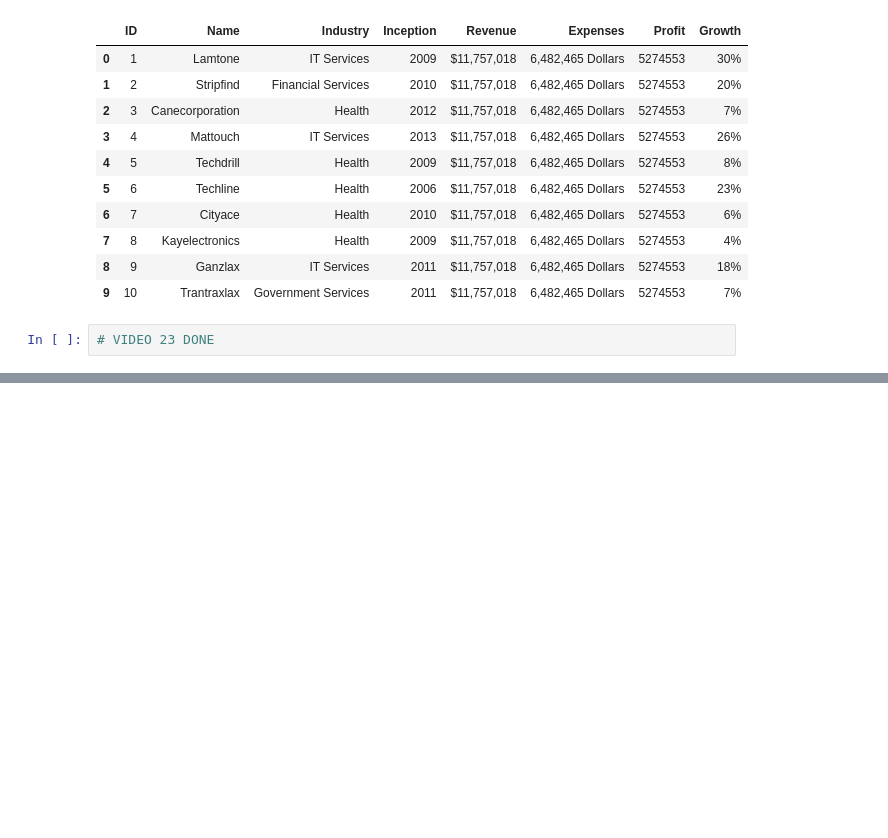
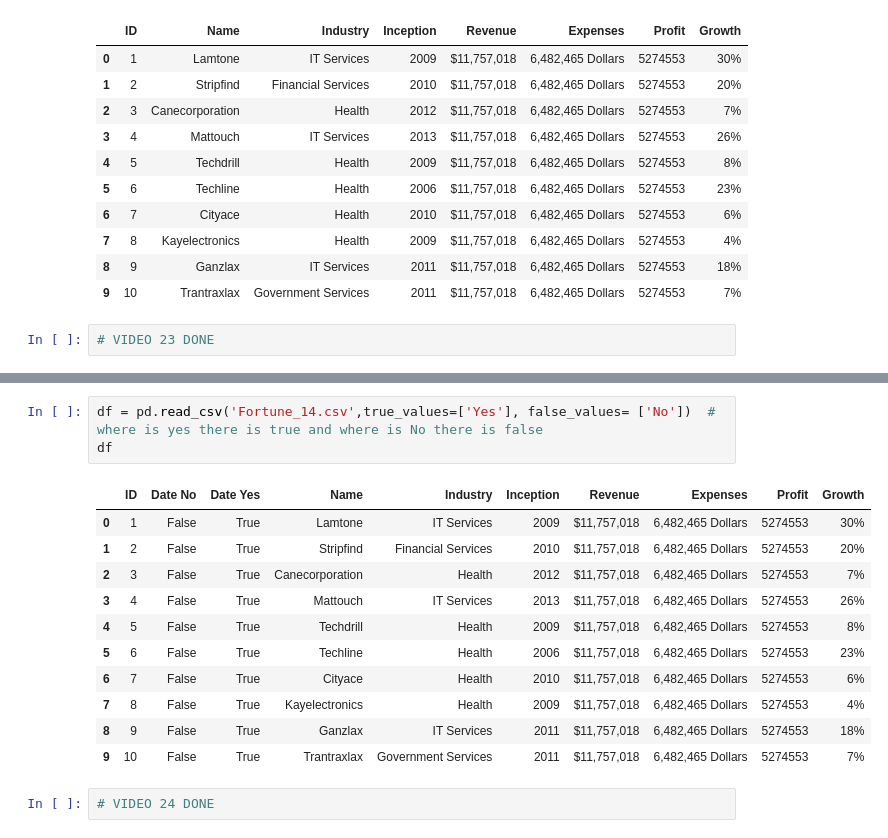
Before and after one commit to Shantonu-Acharjee/All-Gide-Bank, a Jupyter notebook: ARTIFICIAL_INTELLIGENCE_Gide_Bank/MACHINE_LEARNING_GIDE_BANK/PANDAS/Pandas_Gide.ipynb, the cells around one changed output, grey strips where cells are left out. Cells and saved outputs as stored; diff of their text form; blank space fills up the shorter version.

Commit message:
video 24 done

```diff
--- a/ARTIFICIAL_INTELLIGENCE_Gide_Bank/MACHINE_LEARNING_GIDE_BANK/PANDAS/Pandas_Gide.ipynb
+++ b/ARTIFICIAL_INTELLIGENCE_Gide_Bank/MACHINE_LEARNING_GIDE_BANK/PANDAS/Pandas_Gide.ipynb
@@ -699,0 +844,17 @@ pd.read_csv('Fortune_13.csv', names=['ID','Name','Industry','Inception','Revenue
+# %%
+df = pd.read_csv('Fortune_14.csv',true_values=['Yes'], false_values= ['No'])  # where is yes there is true and where is No there is false
+df
+# %% [output]
+|  | ID | Date No | Date Yes | Name | Industry | Inception | Revenue | Expenses | Profit | Growth |
+| 0 | 1 | False | True | Lamtone | IT Services | 2009 | $11,757,018 | 6,482,465 Dollars | 5274553 | 30% |
+| 1 | 2 | False | True | Stripfind | Financial Services | 2010 | $11,757,018 | 6,482,465 Dollars | 5274553 | 20% |
+| 2 | 3 | False | True | Canecorporation | Health | 2012 | $11,757,018 | 6,482,465 Dollars | 5274553 | 7% |
+| 3 | 4 | False | True | Mattouch | IT Services | 2013 | $11,757,018 | 6,482,465 Dollars | 5274553 | 26% |
+| 4 | 5 | False | True | Techdrill | Health | 2009 | $11,757,018 | 6,482,465 Dollars | 5274553 | 8% |
+| 5 | 6 | False | True | Techline | Health | 2006 | $11,757,018 | 6,482,465 Dollars | 5274553 | 23% |
+| 6 | 7 | False | True | Cityace | Health | 2010 | $11,757,018 | 6,482,465 Dollars | 5274553 | 6% |
+| 7 | 8 | False | True | Kayelectronics | Health | 2009 | $11,757,018 | 6,482,465 Dollars | 5274553 | 4% |
+| 8 | 9 | False | True | Ganzlax | IT Services | 2011 | $11,757,018 | 6,482,465 Dollars | 5274553 | 18% |
+| 9 | 10 | False | True | Trantraxlax | Government Services | 2011 | $11,757,018 | 6,482,465 Dollars | 5274553 | 7% |
+# %%
+# VIDEO 24 DONE
```
Also changed, not shown: parts of 13 cells of this notebook, 1 other file.
